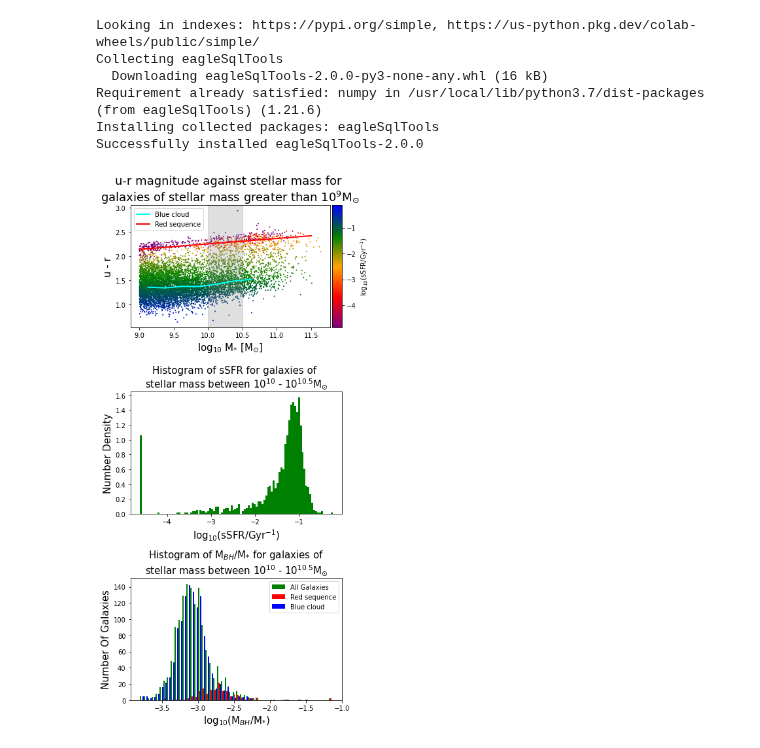
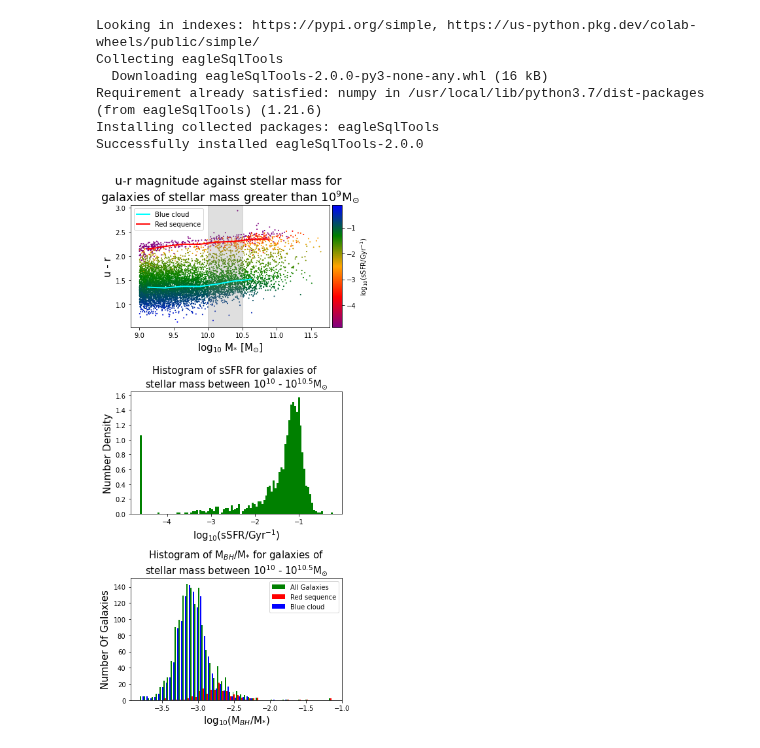
Before and after one commit to xvh422/L4-Project, a Jupyter notebook: First_Plot.ipynb, the cells around one changed output. Cells and saved outputs as stored; diff of their text form; code cells hidden in the pictures.

```diff
--- a/First_Plot.ipynb
+++ b/First_Plot.ipynb
@@ -146,8 +146,41 @@ for i in range(len(Data_blue['u_minus_r'])):
   elif 10.5 < Data_blue['mass'][i] < 10.75:
     Bb7 = Bb7 + [Data_blue['u_minus_r'][i]]
 
-Medb = np.array([np.median(Bb1), np.median(Bb2), np.median(Bb3), np.median(Bb4), np.median(Bb5), np.median(Bb6), np.median(Bb7)])
+Medb = np.array([np.median(Bb1), np.median(Bb2), np.median(Bb3), np.median(Bb4),
+                 np.median(Bb5), np.median(Bb6), np.median(Bb7)])
 xb = np.array([9.125, 9.3750, 9.625, 9.875, 10.125, 10.375, 10.625])
+
+
+Br1 = []
+Br2 = []
+Br3 = []
+Br4 = []
+Br5 = []
+Br6 = []
+Br7 = []
+Br8 = []
+
+for i in range(len(Data_red['u_minus_r'])):
+  if 9.0 < Data_red['mass'][i] < 9.25:
+    Br1 = Br1 + [Data_red['u_minus_r'][i]]
+  elif 9.25 < Data_red['mass'][i] < 9.5:
+    Br2 = Br2 + [Data_red['u_minus_r'][i]]
+  elif 9.5 < Data_red['mass'][i] < 9.75:
+    Br3 = Br3 + [Data_red['u_minus_r'][i]]
+  elif 9.75 < Data_red['mass'][i] < 10.0:
+    Br4 = Br4 + [Data_red['u_minus_r'][i]]
+  elif 10.0 < Data_red['mass'][i] < 10.25:
+    Br5 = Br5 + [Data_red['u_minus_r'][i]]
+  elif 10.25 < Data_red['mass'][i] < 10.5:
+    Br6 = Br6 + [Data_red['u_minus_r'][i]]
+  elif 10.5 < Data_red['mass'][i] < 10.75:
+    Br7 = Br7 + [Data_red['u_minus_r'][i]]
+  elif 10.75 < Data_red['mass'][i] < 11.0:
+    Br8 = Br8 + [Data_red['u_minus_r'][i]]
+
+Medr = np.array([np.median(Br1), np.median(Br2), np.median(Br3), np.median(Br4),
+                 np.median(Br5), np.median(Br6), np.median(Br7), np.median(Br8)])
+xr = np.array([9.125, 9.3750, 9.625, 9.875, 10.125, 10.375, 10.625, 10.875])
 # %%
 #cmap = plt.cm.gist_stern_r
 #'''
@@ -181,32 +214,32 @@ y3 = Data_blue['u_minus_r']
 x4 = Data_red['mass']
 y4 = Data_red['u_minus_r']
 Params_3 = np.polyfit(x3, y3, 1)
 Params_4 = np.polyfit(x4, y4, 1)
 line_3 = Params_3[1] + Params_3[0] * xs
 line_4 = Params_4[1] + Params_4[0] * xs
 
 ax1.plot(xb, Medb, linewidth = 2, color = 'cyan', label = 'Blue cloud')
-ax1.plot(xs, line_4, linewidth = 2, color = 'red', label = 'Red sequence')
+ax1.plot(xr, Medr, linewidth = 2, color = 'red', label = 'Red sequence')
 
 
 divider = make_axes_locatable(ax1)
 cax = divider.append_axes('right', size='5%', pad=0.05)
 fig.colorbar(im1, cax=cax, orientation='vertical', label = r'log$_{10}$(sSFR/Gyr$^{-1}$)')
 
 ax1.set_title('u-r magnitude against stellar mass for \n' + r'galaxies of stellar mass greater than 10$^{9}$M$_{\odot}$', fontsize=18)
 ax2.set_title('Histogram of sSFR for galaxies of \n' + r'stellar mass between 10$^{10}$ - 10$^{10.5}$M$_{\odot}$', fontsize=15)
 ax3.set_title('Histogram of M$_{BH}$/M$_{*}$ for galaxies of \n' + r'stellar mass between 10$^{10}$ - 10$^{10.5}$M$_{\odot}$', fontsize=15)
 ax1.set_xlabel(r'log$_{10}$ M$_{*}$ [M$_{\odot}$]', fontsize=15)
 ax1.set_ylabel(r'u - r', fontsize=15)
 ax2.set_xlabel(r'log$_{10}$(sSFR/Gyr$^{-1}$)', fontsize=15)
 ax2.set_ylabel(r'Number Density', fontsize=15)
 ax3.set_xlabel(r'log$_{10}$(M$_{BH}$/M$_{*}$)', fontsize=15)
 ax3.set_ylabel(r'Number Of Galaxies', fontsize=15)
 ax1.legend()
 ax3.legend()
 
 plt.tight_layout()
 plt.savefig('Plot_1.jpeg')
 plt.show()
 # %% [output]
-[figure, old version]
+[figure, new version]
```
Also changed, not shown: 3 other files.
